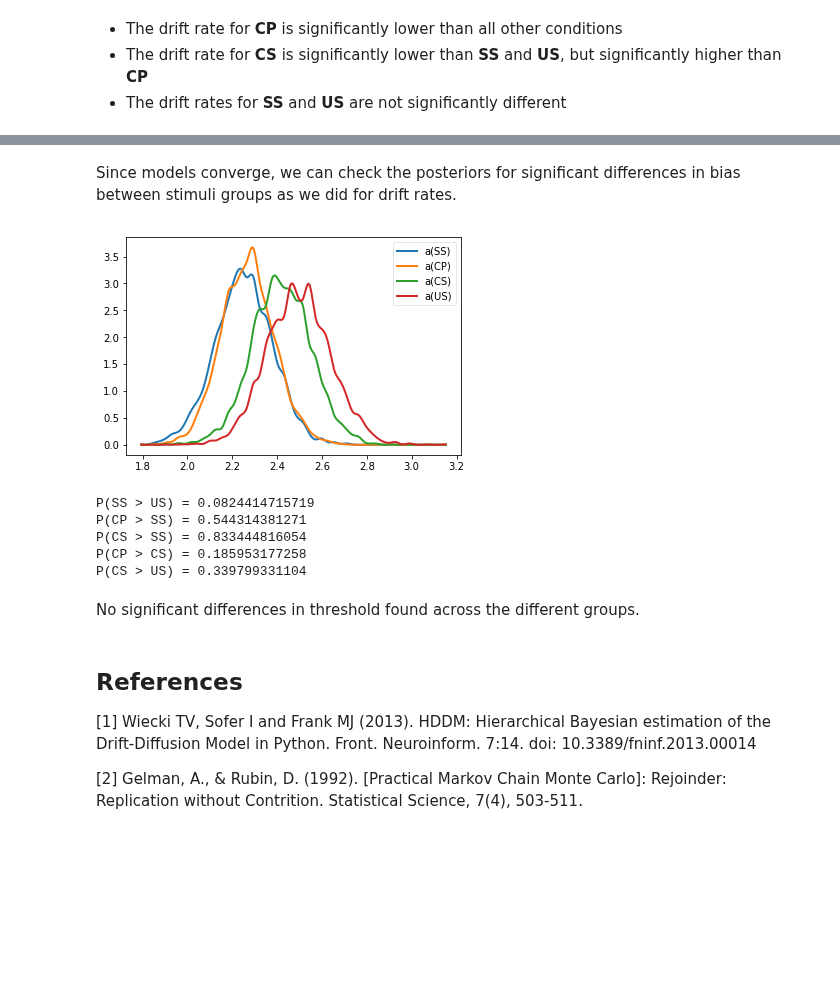
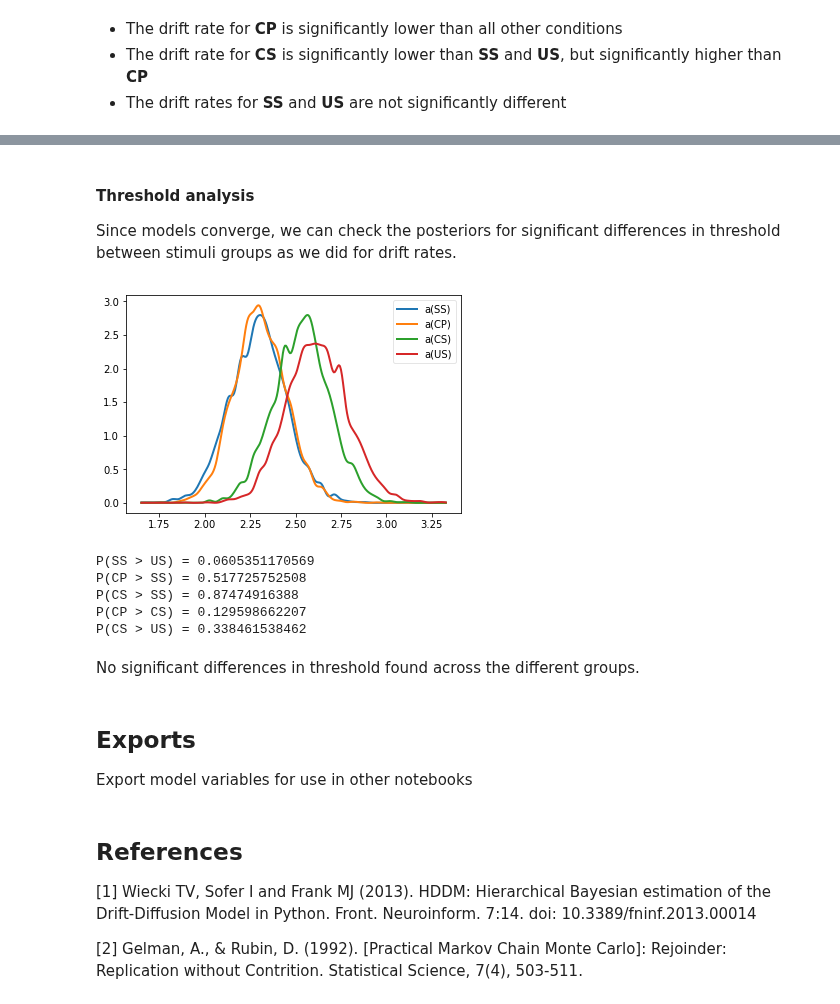
Before and after one commit to CPernet/LanguageDecision, a Jupyter notebook: language_decision/analysis_pilot.ipynb, the cells around one changed output, grey strips where cells are left out. Cells and saved outputs as stored; diff of their text form; code cells hidden in the pictures; blank space fills up the shorter version.

```diff
--- a/language_decision/analysis_pilot.ipynb
+++ b/language_decision/analysis_pilot.ipynb
@@ -25,11 +18,0 @@ import matplotlib.pyplot as plt
-# %%
-"""
-Plot Drift Diffusion Model for pilot subjects data
-"""
-
-pilot_subjects = hddm.load_csv('/data/pilot_clean.csv')
-
-# Test if stimulus type affects drift rate
-model = hddm.HDDM(pilot_subjects, depends_on={'v': 'stim'})
-model.find_starting_values()
-model.sample(6000, burn=20)
@@ -38,0 +19,3 @@ model.sample(6000, burn=20)
+# %%
+# Import pilot subject data (as pandas dataframe)
+pilot_data = hddm.load_csv('/lang_dec/data/pilot_clean.csv')
@@ -165,7 +163,7 @@ US Accuracy: 99.37369519832986%
 
 We explore whether stimulus type affects the threshold / distance between the two boundaries
 # %%
-model_threshold = hddm.HDDM(pilot_subjects, depends_on={'v': 'stim', 'a': 'stim'}, bias=True)
-model_threshold.find_starting_values()
-model_threshold.sample(6000, burn=20)
+pilot_model_threshold = hddm.HDDM(pilot_data, depends_on={'v': 'stim', 'a': 'stim'})
+pilot_model_threshold.find_starting_values()
+pilot_model_threshold.sample(6000, burn=20)
 # %% [output]
@@ -211,11 +187,13 @@ TypeError: 'NoneType' object is not subscriptable
 # %% [markdown]
-Since models converge, we can check the posteriors for significant differences in bias between stimuli groups as we did for drift rates.
+#### Threshold analysis
+
+Since models converge, we can check the posteriors for significant differences in threshold between stimuli groups as we did for drift rates.
 # %%
-a_SS, a_CP, a_CS, a_US = model_threshold.nodes_db.node[['a(SS)', 'a(CP)', 'a(CS)', 'a(US)']]
+a_SS, a_CP, a_CS, a_US = pilot_model_threshold.nodes_db.node[['a(SS)', 'a(CP)', 'a(CS)', 'a(US)']]
 
 hddm.analyze.plot_posterior_nodes([a_SS, a_CP, a_CS, a_US])
 # %% [output]
-[figure, old version]
+[figure, new version]
 # %%
 print('P(SS > US) = ' + str((a_SS.trace() > a_US.trace()).mean()))
 print('P(CP > SS) = ' + str((a_CP.trace() > a_SS.trace()).mean()))
@@ -223,10 +201,14 @@ print('P(CS > SS) = ' + str((a_CS.trace() > a_SS.trace()).mean()))
 print('P(CP > CS) = ' + str((a_CP.trace() > a_CS.trace()).mean()))
 print('P(CS > US) = ' + str((a_CS.trace() > a_US.trace()).mean()))
 # %% [output]
-P(SS > US) = 0.0824414715719
-P(CP > SS) = 0.544314381271
-P(CS > SS) = 0.833444816054
-P(CP > CS) = 0.185953177258
-P(CS > US) = 0.339799331104
+P(SS > US) = 0.0605351170569
+P(CP > SS) = 0.517725752508
+P(CS > SS) = 0.87474916388
+P(CP > CS) = 0.129598662207
+P(CS > US) = 0.338461538462
 # %% [markdown]
 No significant differences in threshold found across the different groups.
+# %% [markdown]
+## Exports
+
+Export model variables for use in other notebooks
```
Also changed, not shown: parts of 25 cells of this notebook.
